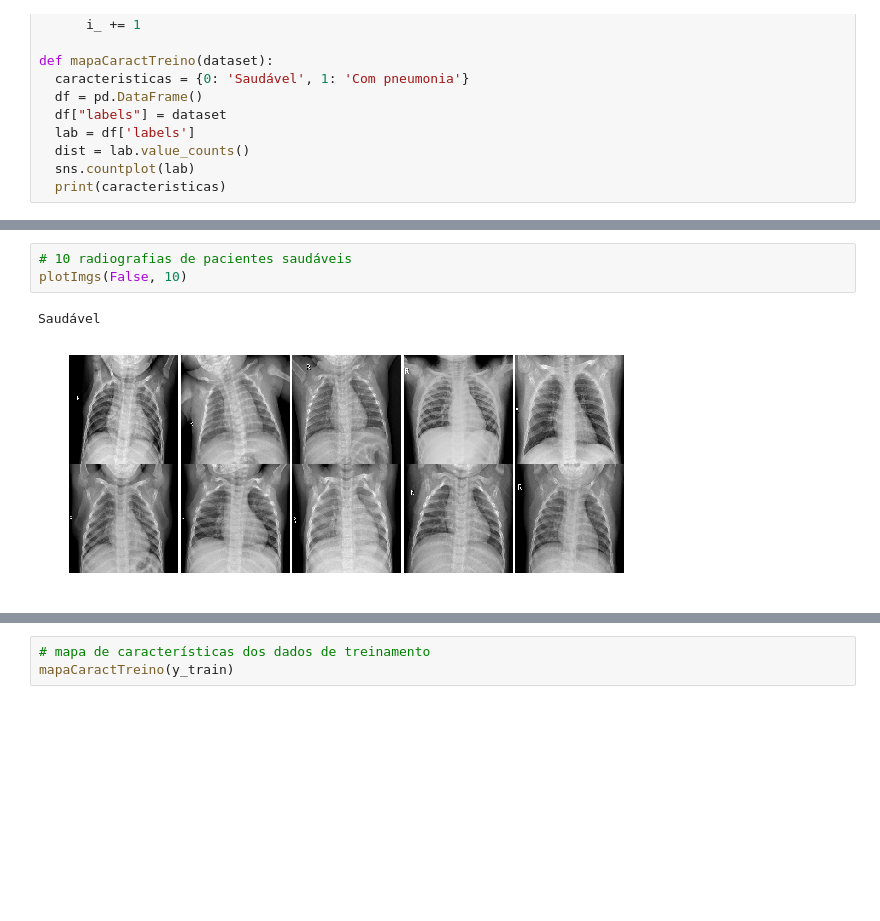
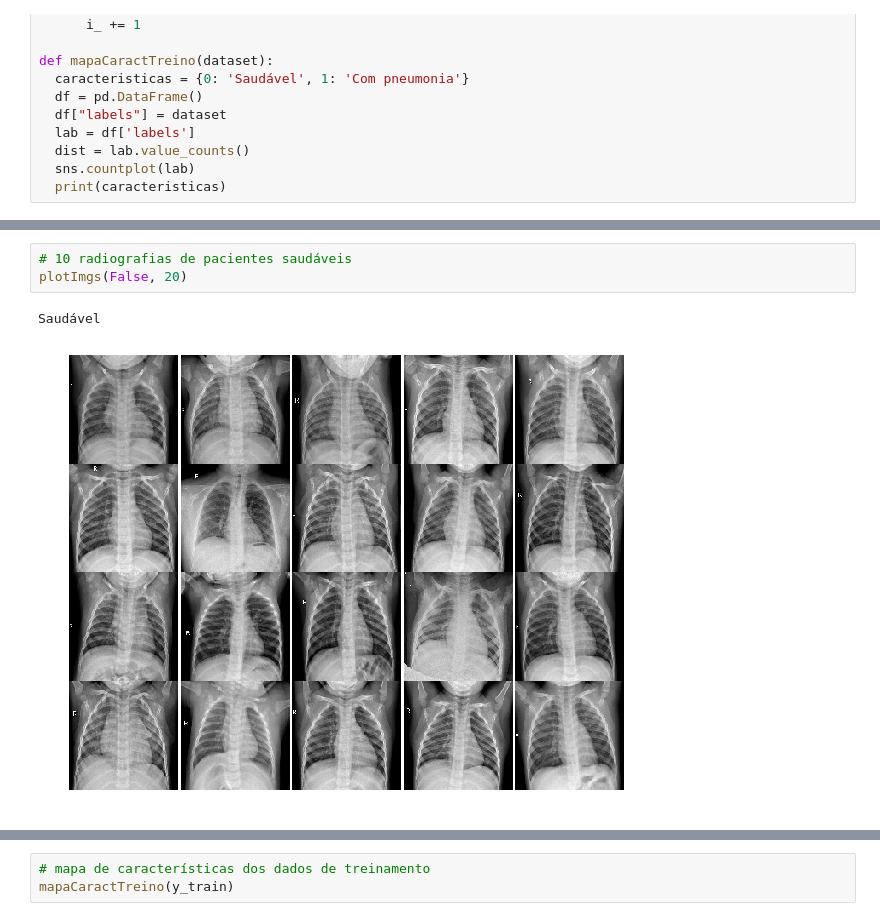
Before and after one commit to leoliveira00/colab-files, a Jupyter notebook: chestxray_with_transfer_learning.ipynb, the cells around one changed output, grey strips where cells are left out. Cells and saved outputs as stored; diff of their text form; blank space fills up the shorter version.

```diff
--- a/chestxray_with_transfer_learning.ipynb
+++ b/chestxray_with_transfer_learning.ipynb
@@ -232,8 +266,8 @@ histograma(X_train[1])
 # %%
 # 10 radiografias de pacientes saudáveis
-plotImgs(False, 10)
+plotImgs(False, 20)
 # %% [output]
 Saudável
-[figure, old version]
+[figure, new version]
 # %%
 # 10 radiografias de pacientes com pneumonia
```
Also changed, not shown: parts of 19 cells of this notebook.
